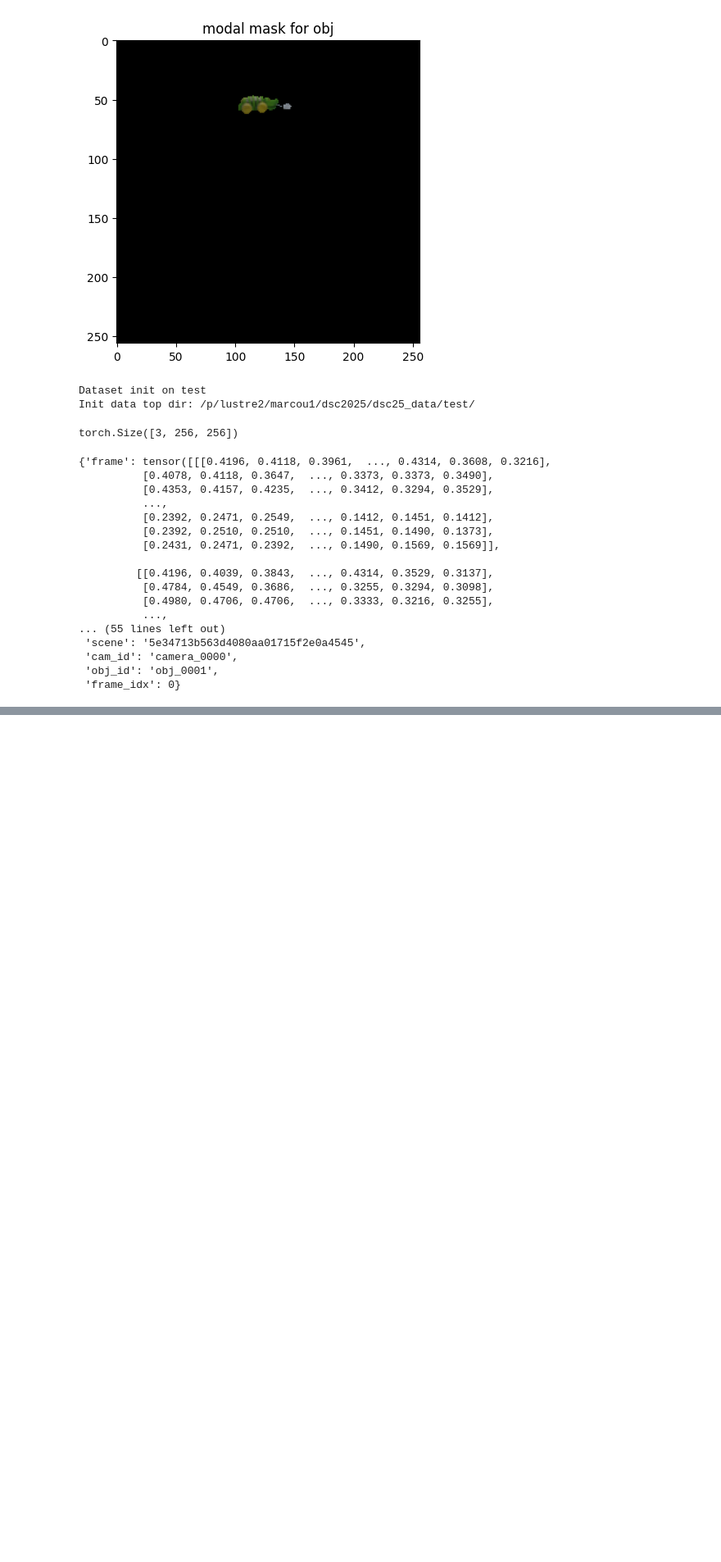
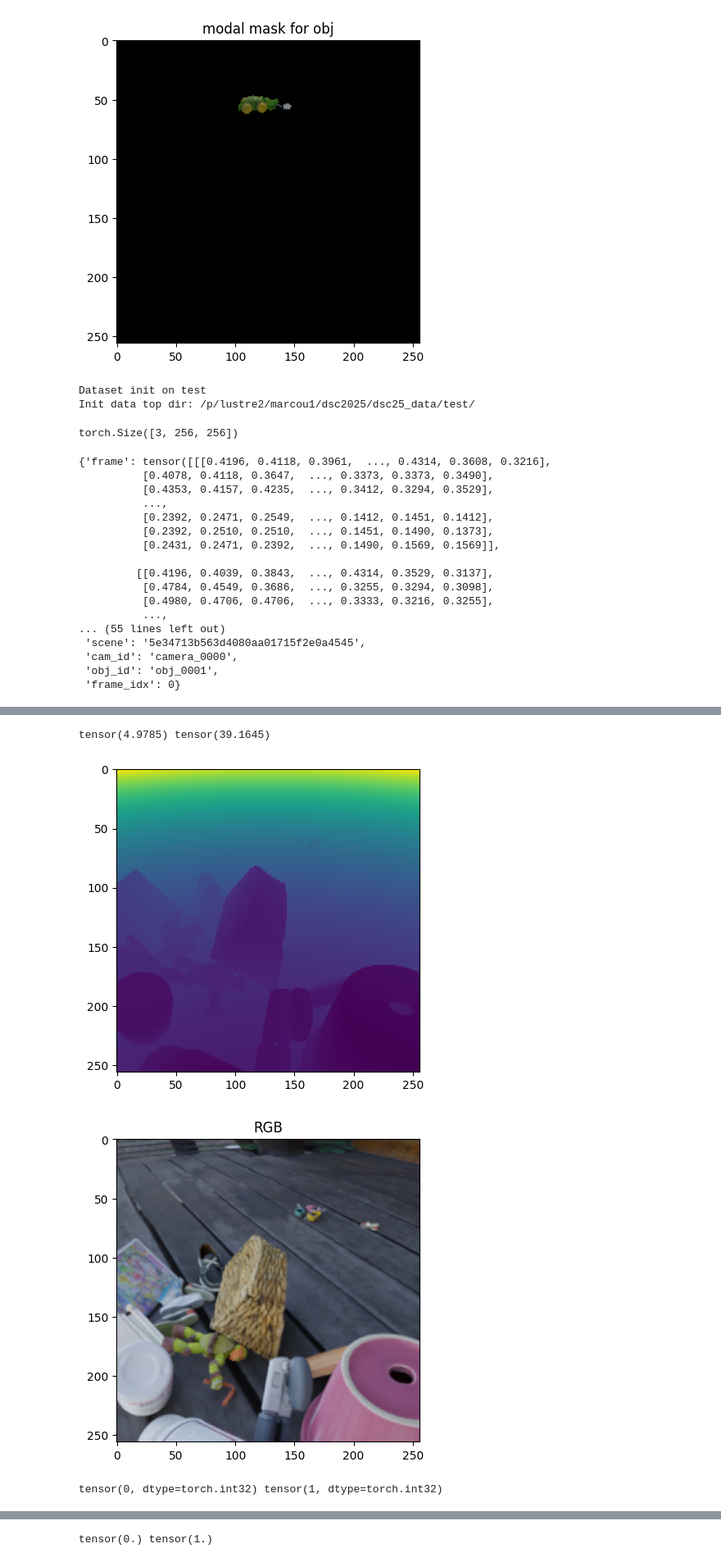
Before and after one commit to campbell108/groupj_llnl, a Jupyter notebook: load_data/dataloader_dev.ipynb, the cells around one changed output, grey strips where cells are left out. Shown at 82% size. Cells and saved outputs as stored; diff of their text form; code cells hidden in the pictures; blank space fills up the shorter version.

Commit message:
Add SmartSelect dataset

```diff
--- a/load_data/dataloader_dev.ipynb
+++ b/load_data/dataloader_dev.ipynb
@@ -538,0 +561,9 @@ torch.Size([3, 256, 256])
+# %%
+ROOT_PATH = "/Users/marcou1/Library/CloudStorage/OneDrive-LLNL/DSSI/DataSciChallenge/data"
+ROOT_PATH = "/p/lustre2/marcou1/dsc2025/dsc25_data"
+ROOT_PATH = "/usr/workspace/dssi-dsc/subset_data"
+# %%
+df_vid_test = pd.read_csv("../dataset_metadata/test_video_metadata.csv", index_col=0)
+df_vid_train = pd.read_csv("../dataset_metadata/train_video_metadata.csv", index_col=0)
+df_frame_test = pd.read_csv("../dataset_metadata/test_per_frame_metadata.csv", index_col=0)
+df_frame_train = pd.read_csv("../dataset_metadata/train_per_frame_metadata.csv", index_col=0)
@@ -538,0 +724,5 @@ torch.Size([3, 256, 256])
+# %%
+dataset = MOVi_Dataset_Select(root=ROOT_PATH, split = 'test', n_frames = 8, n_samples=30,
+                              min_modal_pixels_visible = 10,
+                              min_occ_rate = 0.5,
+                              max_occ_rate = 0.9,)
@@ -538,0 +732,2 @@ torch.Size([3, 256, 256])
+# %%
+sample = next(iter(dataset))
@@ -538,0 +754,33 @@ torch.Size([3, 256, 256])
+# %%
+import matplotlib.pyplot as plt
+
+dep = sample['depths'][0][0]
+print(dep.min(), dep.max())
+plt.imshow(dep)
+plt.show()
+
+rgb = sample['frames'][:, 0].permute(1,2,0)
+plt.imshow(rgb)
+plt.title("RGB")
+plt.show()
+
+mmask = sample['modal_masks'][:, 0].permute(1,2,0)
+print(mmask.min(), mmask.max())
+plt.imshow(mmask, cmap='gray')
+plt.title("modal mask")
+plt.show()
+
+amask = sample['amodal_masks'][:, 0].permute(1,2,0)
+print(amask.min(), amask.max())
+plt.imshow(amask, cmap='gray')
+plt.title("amodal mask")
+plt.show()
+
+plt.imshow(sample['amodal_content'][:, 0].permute(1,2,0))
+plt.title("amodal RGB")
+plt.show()
+# %% [output]
+tensor(4.9785) tensor(39.1645)
+[figure, added]
+[figure, added]
+tensor(0, dtype=torch.int32) tensor(1, dtype=torch.int32)
@@ -538,0 +788 @@ torch.Size([3, 256, 256])
+tensor(0.) tensor(1.)
```
Also changed, not shown: parts of 8 cells of this notebook, 1 other file.
